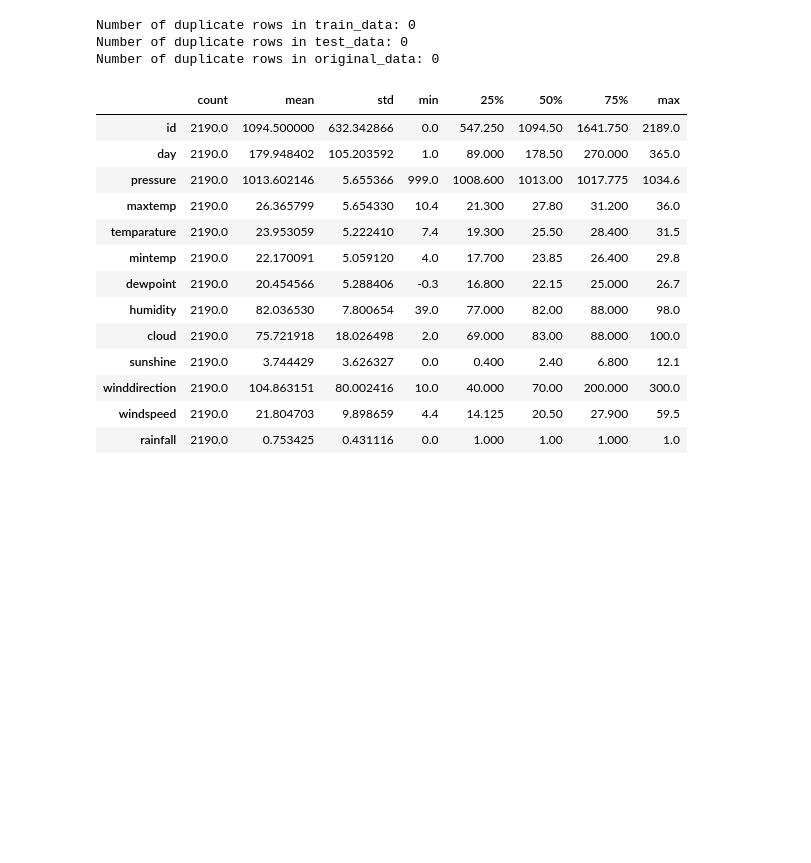
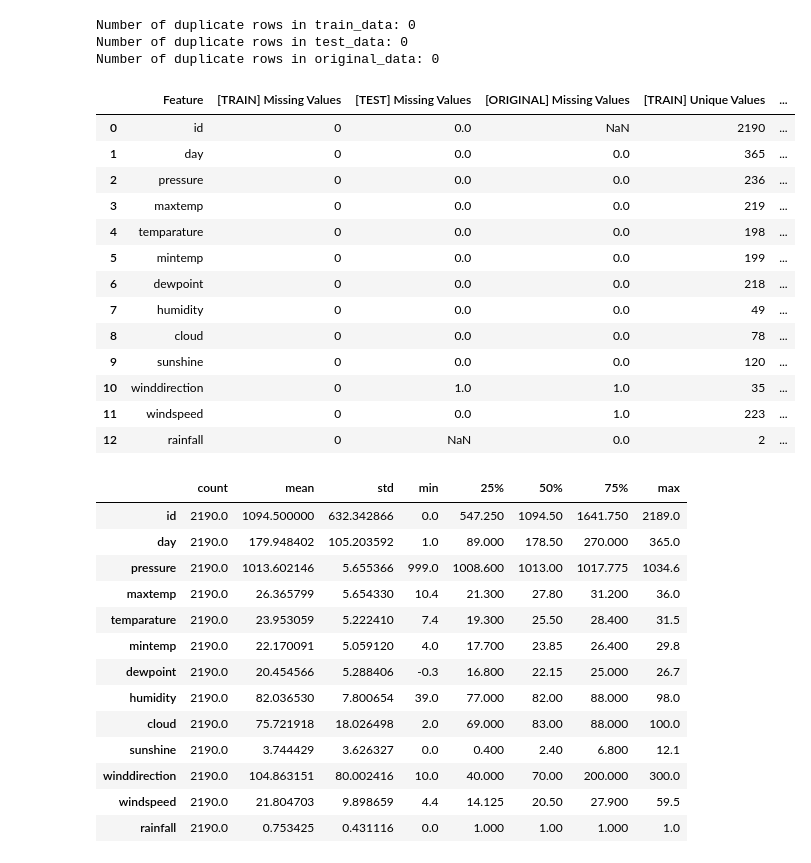
Before and after one commit to ChristopherIanPeck/kaggle-playground-series-s5, a Jupyter notebook: binary-prediction-challenge.ipynb, the cells around one changed output. Saved outputs shown, nothing was run; the diff lists cells and outputs as text; code cells hidden in the pictures; blank space fills up the shorter version.

```diff
--- a/binary-prediction-challenge.ipynb
+++ b/binary-prediction-challenge.ipynb
@@ -99,6 +99,45 @@ print(f'Number of duplicate rows in original_data: {original_duplicates}')
 Number of duplicate rows in train_data: 0
 Number of duplicate rows in test_data: 0
 Number of duplicate rows in original_data: 0
+# %%
+#Missing and unique values
+
+missing_values_train = pd.DataFrame({'Feature': train_data.columns,
+                                     '[TRAIN] Missing Values': train_data.isnull().sum().values})
+
+missing_values_test = pd.DataFrame({'Feature': test_data.columns,
+                                     '[TEST] Missing Values': test_data.isnull().sum().values})
+
+missing_values_original = pd.DataFrame({'Feature': original_data.columns,
+                                       '[ORIGINAL] Missing Values': original_data.isnull().sum().values})
+
+unique_values = pd.DataFrame({'Feature': train_data.columns,
+                              '[TRAIN] Unique Values': train_data.nunique().values})
+
+feature_types = pd.DataFrame({'Feature': train_data.columns,
+                              '[TRAIN] DataType': train_data.dtypes})
+
+merged_df = pd.merge(missing_values_train, missing_values_test, on='Feature', how='left')
+merged_df = pd.merge(merged_df, missing_values_original, on='Feature', how='left')
+merged_df = pd.merge(merged_df, unique_values, on='Feature', how='left')
+merged_df = pd.merge(merged_df, feature_types, on='Feature', how='left')
+
+merged_df
+# %% [output]
+|  | Feature | [TRAIN] Missing Values | [TEST] Missing Values | [ORIGINAL] Missing Values | [TRAIN] Unique Values | ... |
+| 0 | id | 0 | 0.0 | NaN | 2190 | ... |
+| 1 | day | 0 | 0.0 | 0.0 | 365 | ... |
+| 2 | pressure | 0 | 0.0 | 0.0 | 236 | ... |
+| 3 | maxtemp | 0 | 0.0 | 0.0 | 219 | ... |
+| 4 | temparature | 0 | 0.0 | 0.0 | 198 | ... |
+| 5 | mintemp | 0 | 0.0 | 0.0 | 199 | ... |
+| 6 | dewpoint | 0 | 0.0 | 0.0 | 218 | ... |
+| 7 | humidity | 0 | 0.0 | 0.0 | 49 | ... |
+| 8 | cloud | 0 | 0.0 | 0.0 | 78 | ... |
+| 9 | sunshine | 0 | 0.0 | 0.0 | 120 | ... |
+| 10 | winddirection | 0 | 1.0 | 1.0 | 35 | ... |
+| 11 | windspeed | 0 | 0.0 | 1.0 | 223 | ... |
+| 12 | rainfall | 0 | NaN | 0.0 | 2 | ... |
 # %%
 train_data.describe().T
 # %% [output]
```
Also changed, not shown: parts of 1 cell of this notebook.
